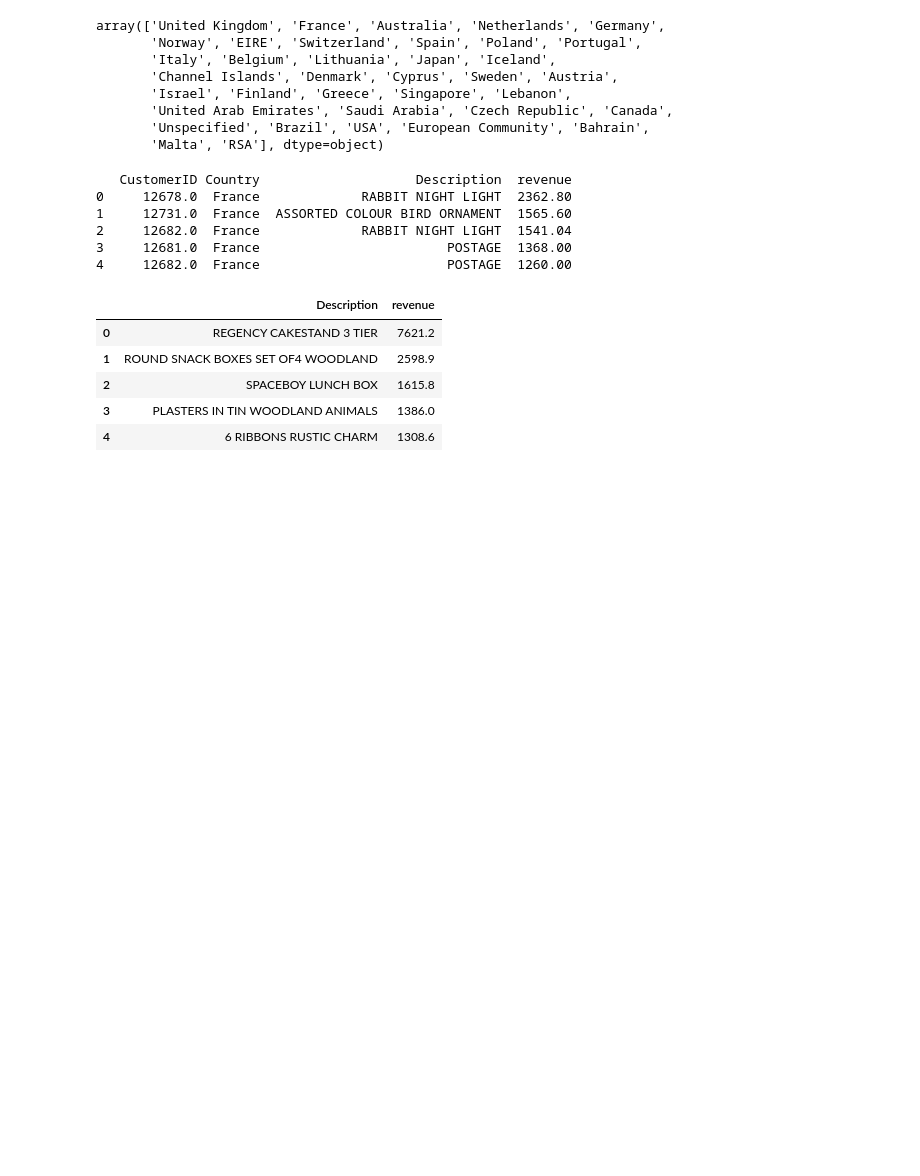
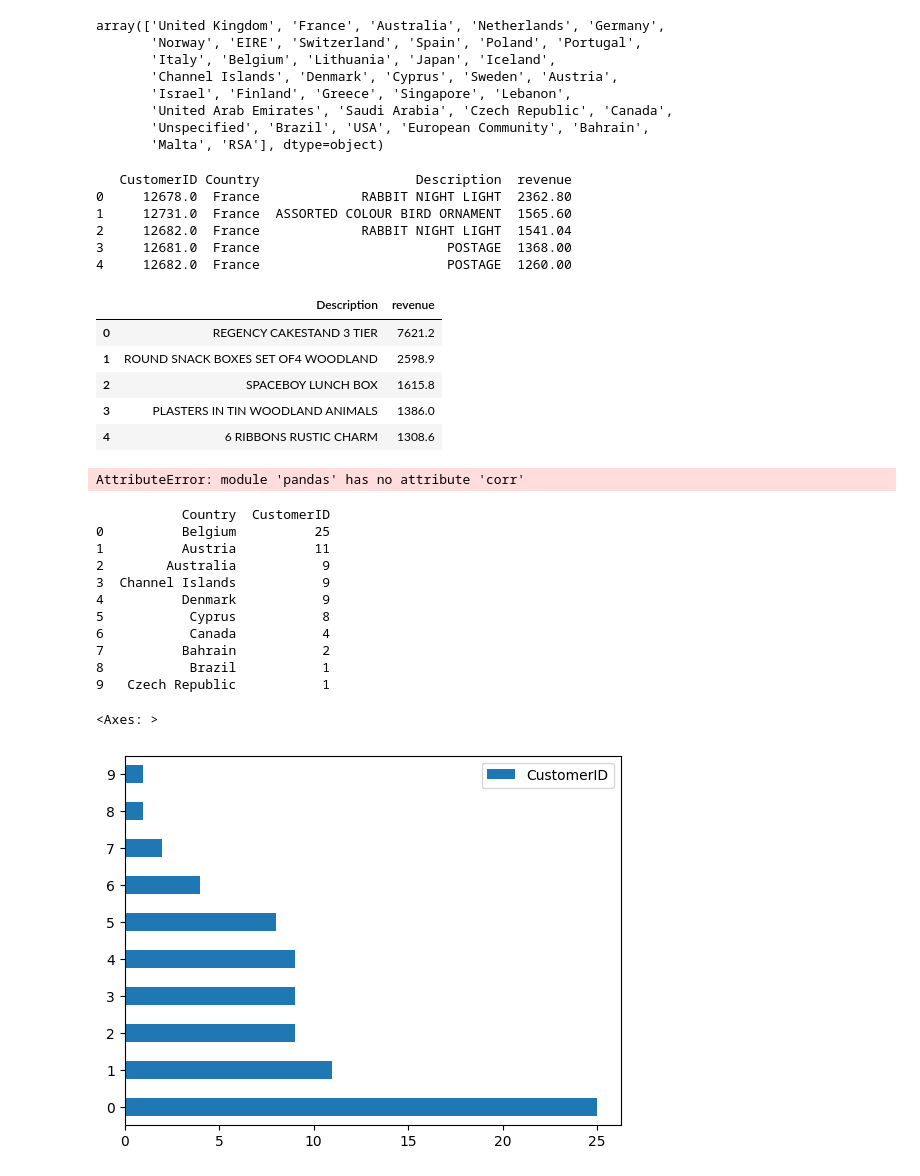
Before and after one commit to mokshithr530/bigdatacheck, a Jupyter notebook: dataset/checkdata2.ipynb, the cells around one changed output. Saved outputs shown, nothing was run; the diff lists cells and outputs as text; code cells hidden in the pictures; blank space fills up the shorter version.

```diff
--- a/dataset/checkdata2.ipynb
+++ b/dataset/checkdata2.ipynb
@@ -336,3 +336,26 @@ only_german.groupby(["Description"])["revenue"].sum().sort_values(ascending = Fa
 | 2 | SPACEBOY LUNCH BOX | 1615.8 |
 | 3 | PLASTERS IN TIN WOODLAND ANIMALS | 1386.0 |
 | 4 | 6 RIBBONS RUSTIC CHARM | 1308.6 |
+# %%
+#Do customers buying larger quantities tend to pay a lower UnitPrice?
+dfcl[dfcl[]]
+# %% [output]
+AttributeError: module 'pandas' has no attribute 'corr'
+# %%
+nw=dfcl.groupby("Country")["CustomerID"].nunique().head(10).sort_values(ascending=False).reset_index()
+print(nw)
+nw.plot(kind='barh')
+# %% [output]
+           Country  CustomerID
+0          Belgium          25
+1          Austria          11
+2        Australia           9
+3  Channel Islands           9
+4          Denmark           9
+5           Cyprus           8
+6           Canada           4
+7          Bahrain           2
+8           Brazil           1
+9   Czech Republic           1
+<Axes: >
+[figure, added]
```
